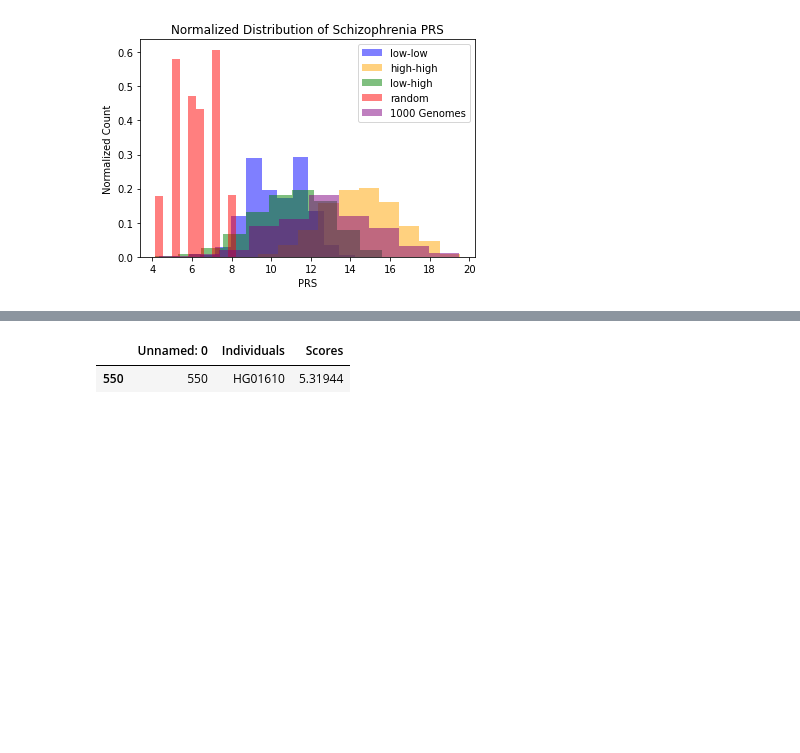
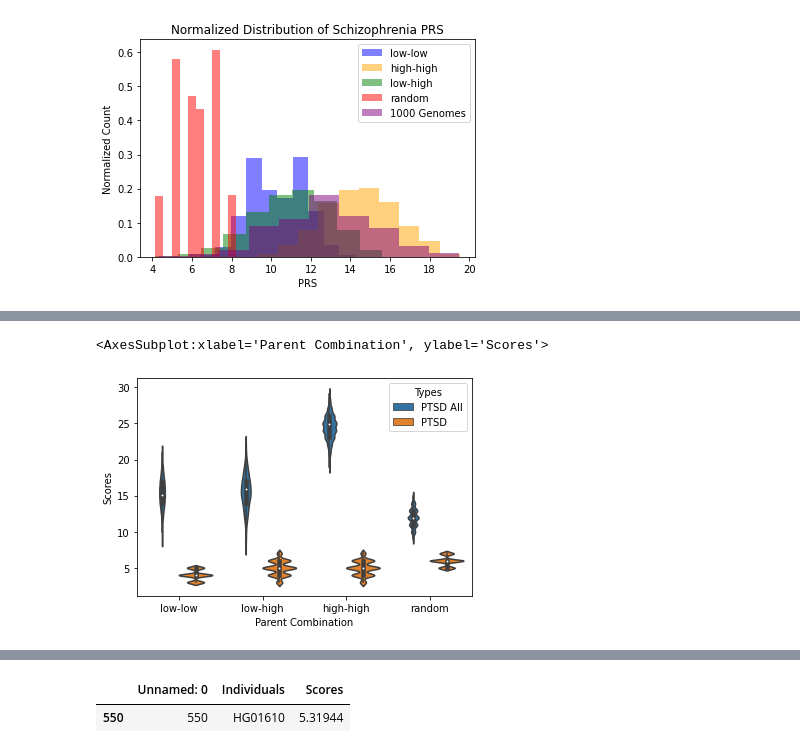
Before and after one commit to aarushi03/Offspring-Simulation-and-Polygenic-Risk-score-analysis, a Jupyter notebook: test.ipynb, the cells around one changed output, grey strips where cells are left out. Saved outputs shown, nothing was run; the diff lists cells and outputs as text; code cells hidden in the pictures; blank space fills up the shorter version.

```diff
--- a/test.ipynb
+++ b/test.ipynb
@@ -308,13 +333,13 @@ scz_lo_hi_df = pd.read_csv('final_prs_schizo_HG01164_HG03663_low_high.csv')
 scz_rand_df = pd.read_csv('final_prs_schizo_HG03108_HG01610_rand.csv')
 df_par_scz = pd.read_csv('final_prs_schizophrenia_parents.csv')
 # %%
-ptsd_all_lo_df = pd.read_csv('final_prs_HG02947_NA19334_low_ptsd_all.csv')
+ptsd_all_lo_df = pd.read_csv('final_prs_HG02947_NA19334_low_ptsd_1000_all.csv')
 ptsd_all_hi_df = pd.read_csv('final_prs_HG02298_NA18530_high_ptsd_all.csv')
 ptsd_all_lo_hi_df = pd.read_csv('final_prs_HG01326_HG02974_low_high_ptsd_all.csv')
 ptsd_all_rand_df = pd.read_csv('final_prs_HG03108_HG01610_rand_ptsd_all.csv')
 ptsd_all_par_df = pd.read_csv('final_prs_ptsd_all_parents.csv')
 
-ptsd_lo_df = pd.read_csv('final_prs_HG02947_NA19334_low_ptsd.csv')
+ptsd_lo_df = pd.read_csv('final_prs_HG02947_NA19334_low_ptsd_1000.csv')
 ptsd_hi_df = pd.read_csv('final_prs_HG02298_NA18530_high_ptsd.csv')
 ptsd_lo_hi_df = pd.read_csv('final_prs_HG01326_HG02974_low_high_ptsd.csv')
 ptsd_rand_df = pd.read_csv('final_prs_HG03108_HG01610_rand_ptsd.csv')
@@ -495,0 +418,20 @@ sb.stripplot(x=scat_df['Parent Combination'], y=scat_df['Score'], color='black',
+# %%
+pa_lo = ptsd_all_lo_df['Scores'].values[1:]
+p_lo = ptsd_lo_df['Scores'].values[1:]
+pa_lo_hi = ptsd_all_lo_hi_df['Scores'].values[1:]
+p_lo_hi = ptsd_lo_hi_df['Scores'].values[1:]
+pa_hi = ptsd_all_hi_df['Scores'].values[1:]
+p_hi = ptsd_hi_df['Scores'].values[1:]
+pa_rand = ptsd_all_rand_df['Scores'].values[1:]
+p_rand = ptsd_rand_df['Scores'].values[1:]
+
+ptsd_arrs = [pa_lo, p_lo, pa_lo_hi, p_lo_hi, pa_hi, p_hi, pa_rand, p_rand]
+ptsd_cats = ['low-low', 'low-high', 'high-high', 'random']
+ptsd_type = ['PTSD All', 'PTSD']
+ptsd_arr = []
+for i, ar in enumerate(ptsd_arrs):
+    cat = ptsd_cats[i//2]
+    score_type = ptsd_type[i%2]
+    for s in ar:
+        ptsd_arr.append([s, cat, score_type])
+ptsd_df = pd.DataFrame(ptsd_arr, columns=['Scores', 'Parent Combination', 'Types'])
@@ -495,0 +508,7 @@ sb.stripplot(x=scat_df['Parent Combination'], y=scat_df['Score'], color='black',
+# %%
+sb.violinplot(x=ptsd_df['Parent Combination'], y=ptsd_df['Scores'], hue=ptsd_df['Types'])
+# sb.violinplot(x=ptsd_test_df['Parent Combination'], y=ptsd_test_df['Scores'])
+# sb.stripplot(x=scat_df['Parent Combination'], y=scat_df['Score'], color='black', edgecolor='gray', size=10, jitter=False)
+# %% [output]
+<AxesSubplot:xlabel='Parent Combination', ylabel='Scores'>
+[figure, added]
```
Also changed, not shown: parts of 28 cells of this notebook.
